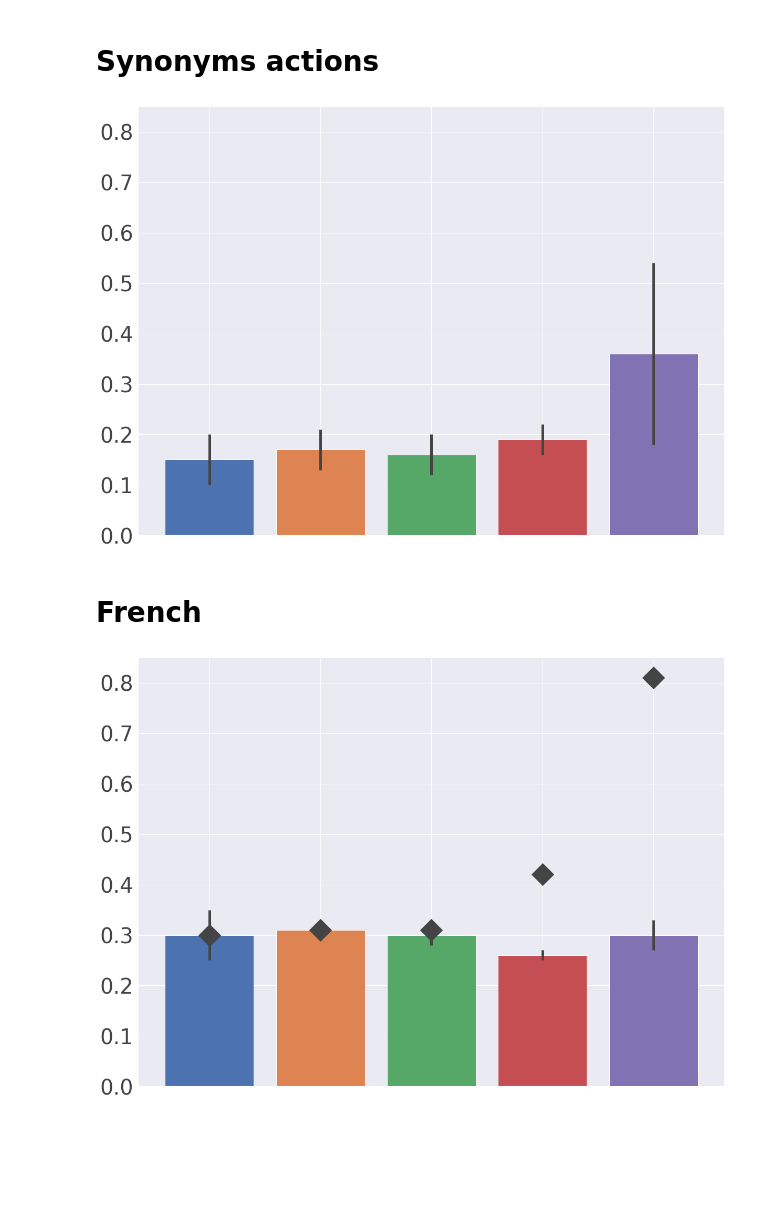
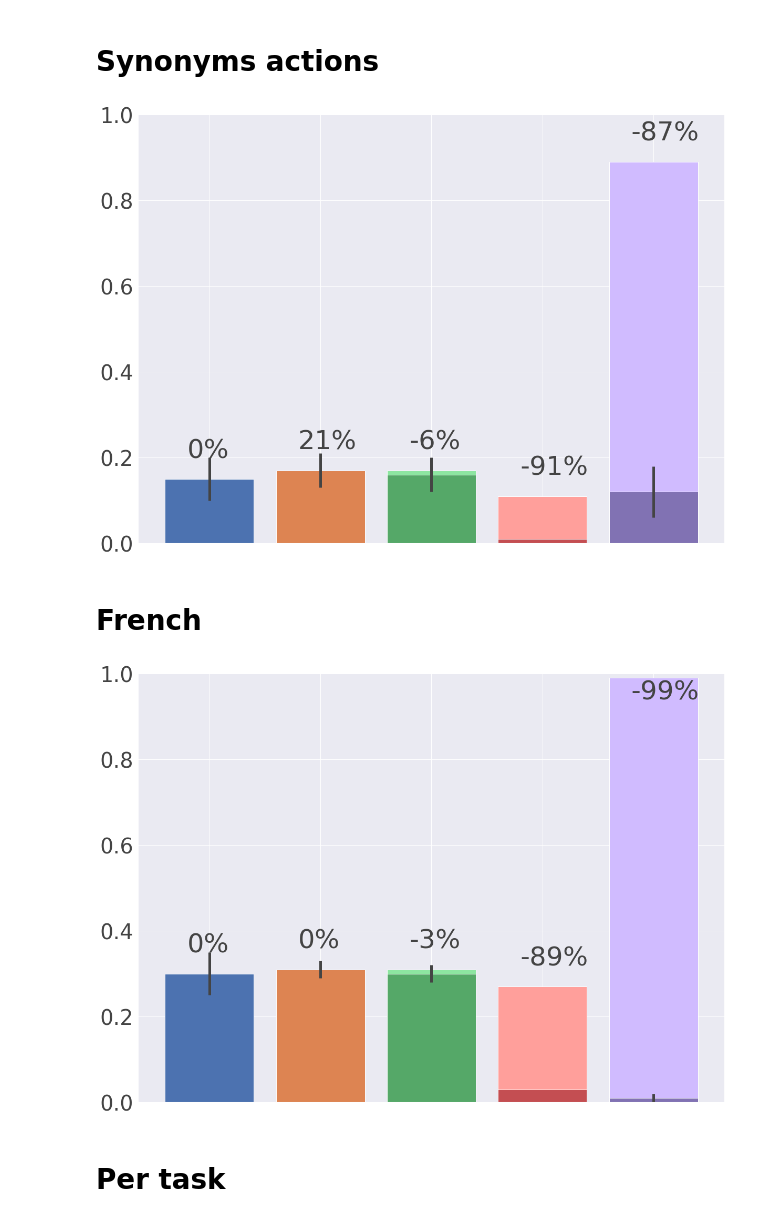
Before and after one commit to tcarta/DLP, a Jupyter notebook: notebooks/plots.ipynb, the cells around one changed output. Saved outputs shown, nothing was run; the diff lists cells and outputs as text; code cells hidden in the pictures; blank space fills up the shorter version.

Commit message:
New plots following rebuttal

```diff
--- a/notebooks/plots.ipynb
+++ b/notebooks/plots.ipynb
@@ -14,14 +14,19 @@ labels = [
     "GFlan-T5"
 ]
 colors = [sns.color_palette("deep")[i] for i in range(len(labels))]
+base_colors = [sns.color_palette("pastel")[i] for i in range(len(labels))]
 # %%
 def export_plot(name, y, errors, base=None):
+    import math
     fig, ax = plt.subplots(figsize=(20,15))
-    plt.ylim([0, 0.85])
+    plt.ylim([0, 1.0])
+    if base is not None:
+        ax.bar(labels, base, color=base_colors)
+        for idx, _b in enumerate(base):
+            text_y = max(_b, y[idx])
+            text_y = text_y - 0.05 if text_y + 0.05 > 1.0 else text_y + 0.05
+            ax.text(idx-0.2, text_y, f'{round((y[idx]-base[idx])/base[idx]*100)}%', fontsize=50, color="#444444") #, c=colors[idx])
     ax.bar(labels, y, yerr=errors, color=colors, error_kw=dict(ecolor="#444444", elinewidth=5))
-    if base is not None:
-        for idx, _b in enumerate(base):
-            ax.plot(idx, _b, 'D', markersize=30, color="#444444") #, c=colors[idx])
     sns.despine()
     plt.yticks(fontsize=40, color="#444444")
     plt.tick_params(
@@ -122,46 +161,56 @@ y = [
     0.15,
     0.17,
     0.16,
-    0.19,
-    0.36
+    0.01,
+    0.12
+]
+
+base = [
+    0.15,
+    0.14,
+    0.17,
+    0.11,
+    0.89
 ]
 
 errors = [
     0.05,
     0.04,
     0.04,
-    0.03,
-    0.18
+    0.00,
+    0.06
 ]
-export_plot("plots/synonyms-actions", y, errors)
+export_plot("plots/synonyms-actions", y, errors, base)
 # %% [output]
-[figure, old version]
+[figure, new version]
 # %% [markdown]
 # French
 # %%
 y = [
     0.3,
     0.31,
     0.3,
-    0.26,
-    0.30
+    0.03,
+    0.01
 ]
 
 base = [
     0.3,
     0.31,
     0.31,
-    0.42,
-    0.81
+    0.27,
+    0.99
 ]
 
 errors = [
     0.05,
     0.02,
     0.02,
-    0.01,
-    0.03
+    0.0,
+    0.01
 ]
 export_plot("plots/french", y, errors, base=base)
 # %% [output]
-[figure, old version]
+[figure, new version]
+# %% [markdown]
+# Per task
```
Also changed, not shown: parts of 6 cells of this notebook.
